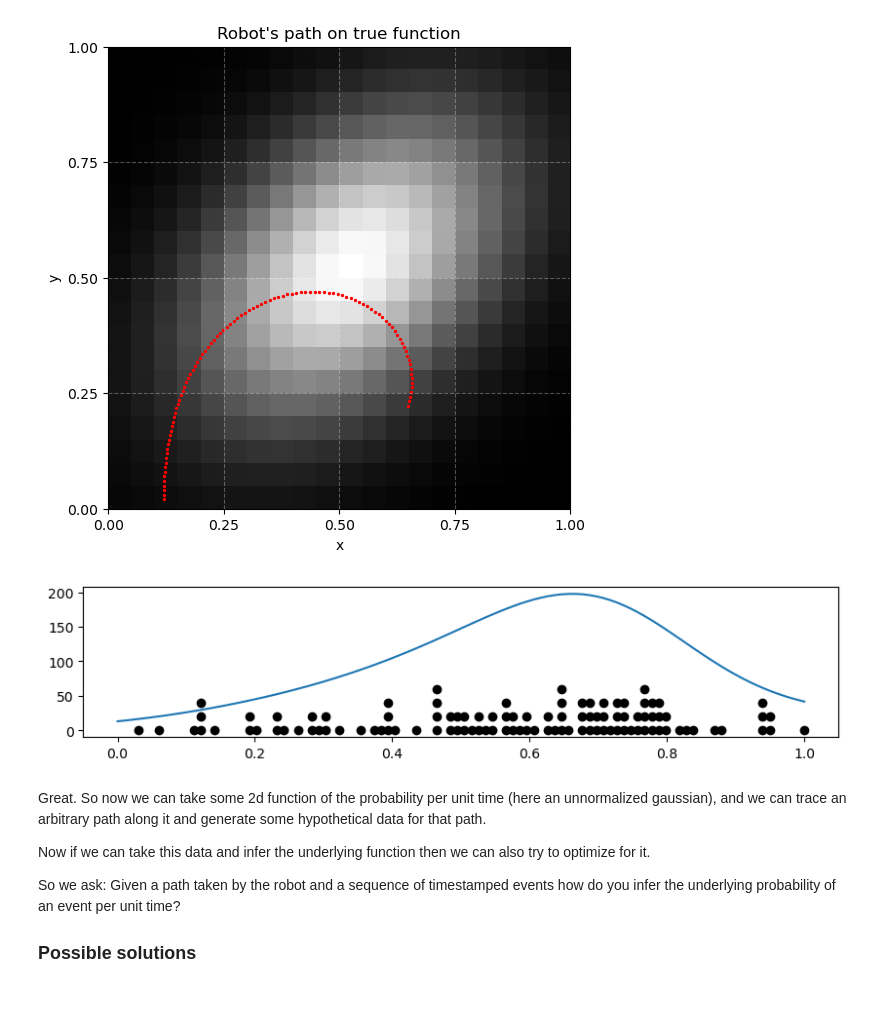
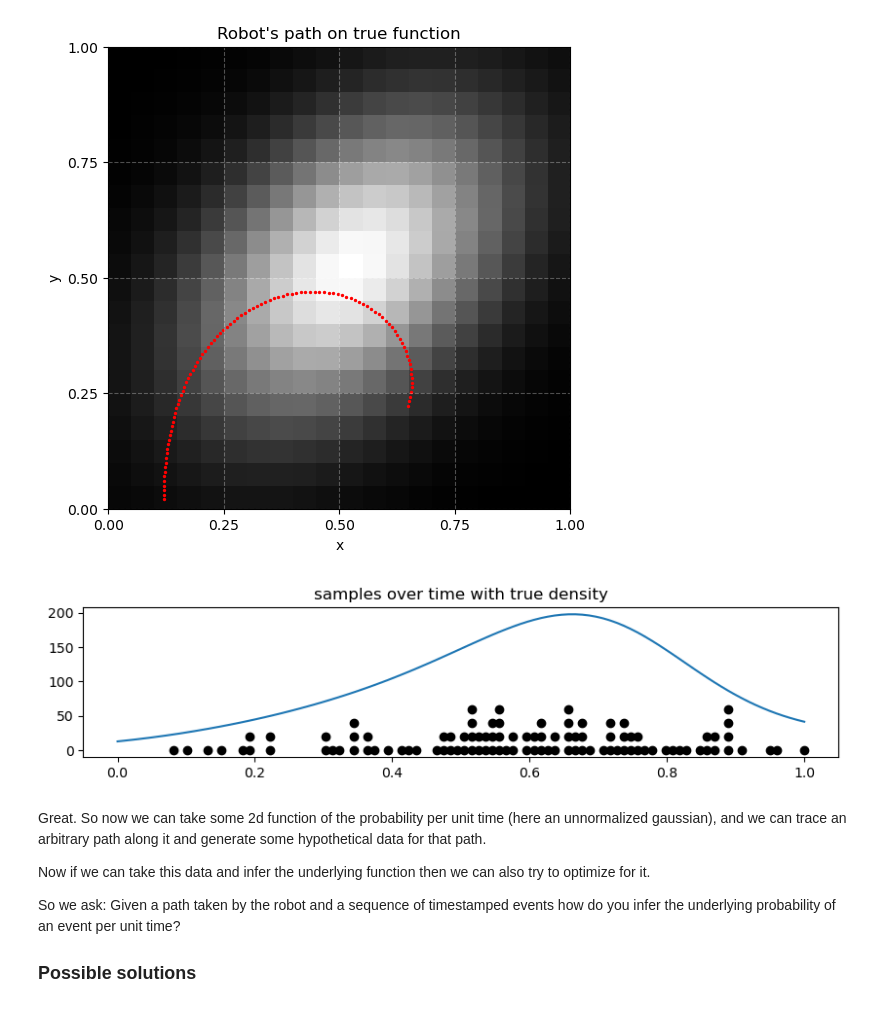
Before and after one commit to GiottoFrean/Energy-Efficient-Marine-Inference, a Jupyter notebook: E - Optimization with rare events.ipynb, the cells around one changed output. Saved outputs shown, nothing was run; the diff lists cells and outputs as text; code cells hidden in the pictures.

```diff
--- a/E - Optimization with rare events.ipynb
+++ b/E - Optimization with rare events.ipynb
@@ -148,16 +149,17 @@ plt.show()
 # %%
 dt = (1 / len(p_dt_path))
 mean_events = p_dt_path * dt # (assuming the whole journey took 1 unit time)
 event_samples = np.random.poisson(mean_events)
 max_events = np.max(event_samples)
 plt.figure(figsize=(10,2))
 plt.plot(np.linspace(0,1,len(p_dt_path)), p_dt_path)
 for events in range(1,int(max_events)):
     t = np.linspace(0,1,len(p_dt_path))
     plt.scatter(t[event_samples>=events], np.ones(np.sum(event_samples>=events))*(events-1)*20, color="black")
+plt.title("samples over time with true density")
 plt.show()
 # %% [output]
-[figure, old version]
+[figure, new version]
 # %% [markdown]
 Great. So now we can take some 2d function of the probability per unit time (here an unnormalized gaussian), and we can trace an arbitrary path along it and generate some hypothetical data for that path.
 
```
Also changed, not shown: parts of 5 cells of this notebook, 3 other files.
